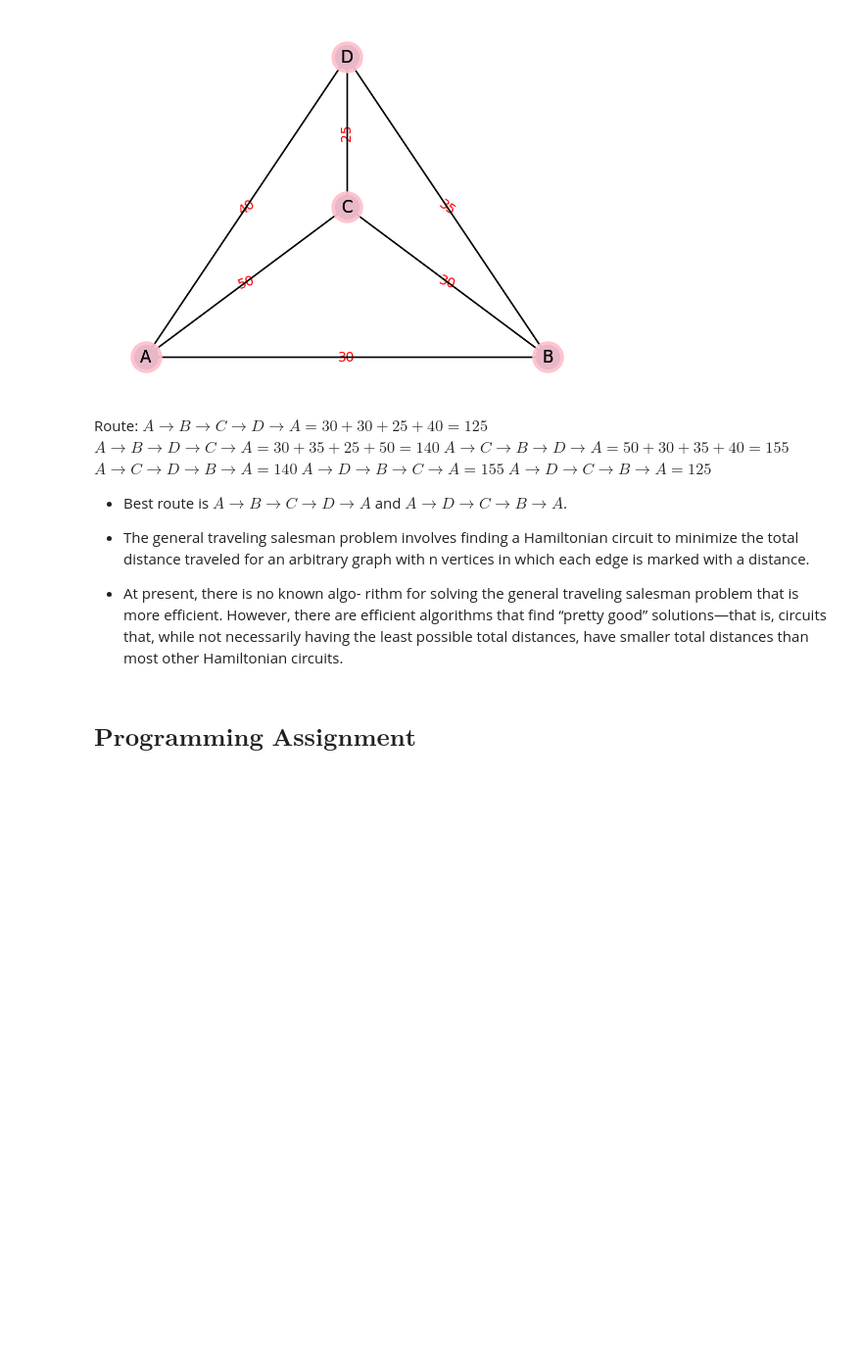
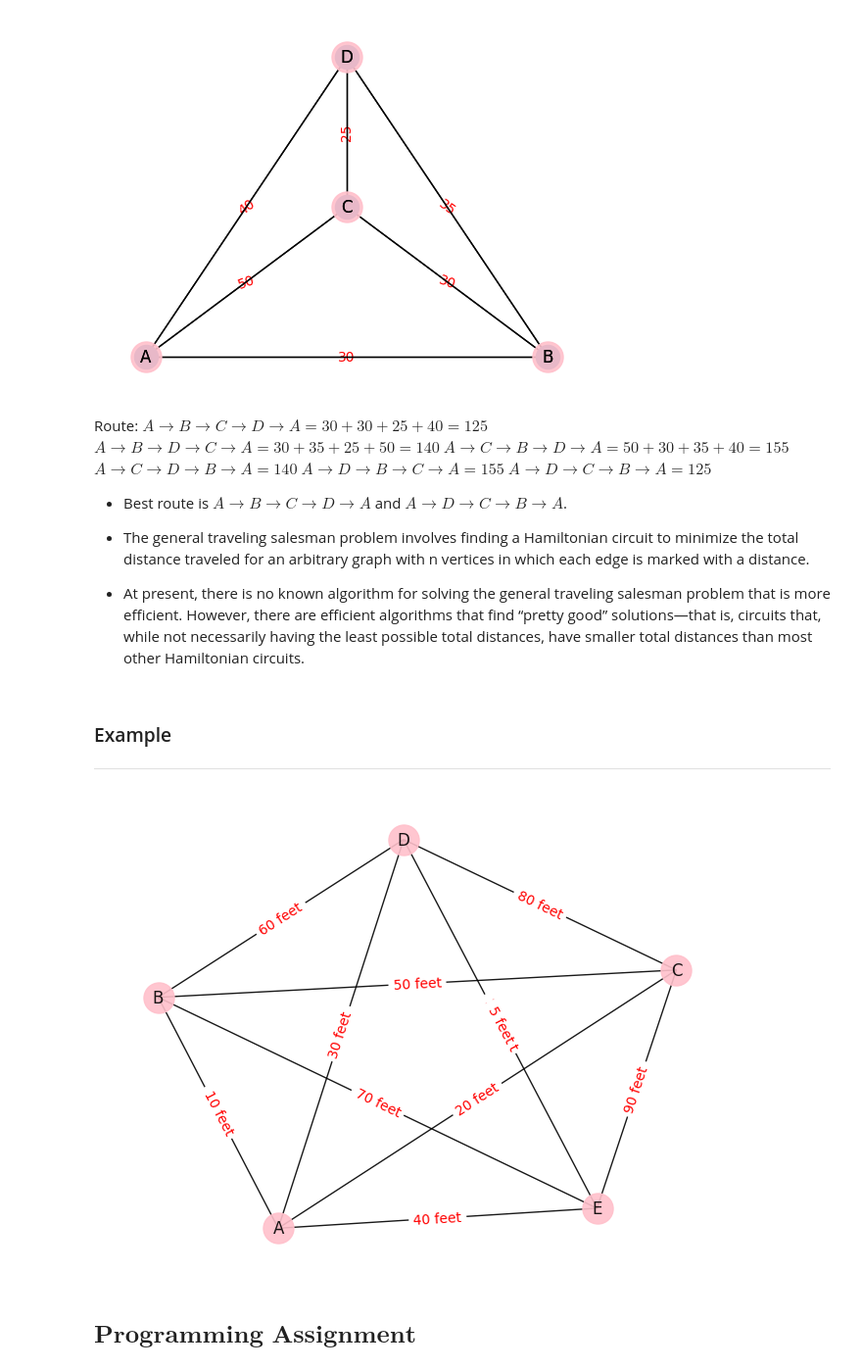
Before and after one commit to gerard-ompad/Discrete_Math_2, a Jupyter notebook: Lecture_3/GRAPH_THEORY.ipynb, the cells around one changed output. Shown: that part at 98% size. Drawn from its saved outputs; the diff is of its cells as text; code cells hidden in the pictures; blank space fills up the shorter version.

```diff
--- a/Lecture_3/GRAPH_THEORY.ipynb
+++ b/Lecture_3/GRAPH_THEORY.ipynb
@@ -528,7 +528,53 @@ $A \to D \to C \to B \to A = 125$
 
 - The general traveling salesman problem involves finding a Hamiltonian circuit to minimize the total distance traveled for an arbitrary graph with n vertices in which each edge is marked with a distance.
 
-- At present, there is no known algo- rithm for solving the general traveling salesman problem that is more efficient. However, there are efficient algorithms that find “pretty good” solutions—that is, circuits that, while not necessarily having the least possible total distances, have smaller total distances than most other Hamiltonian circuits.
+- At present, there is no known algorithm for solving the general traveling salesman problem that is more efficient. However, there are efficient algorithms that find “pretty good” solutions—that is, circuits that, while not necessarily having the least possible total distances, have smaller total distances than most other Hamiltonian circuits.
+# %% [markdown]
+### Example
+---
+# %%
+import matplotlib.pyplot as plt
+import networkx as nx
+
+edges = [['A', 'B'],
+         ['A', 'C'],
+         ['A', 'D'],
+         ['A', 'E'],
+         ['B', 'C'],
+         ['B', 'D'],
+         ['B', 'E'],
+         ['C', 'D'],
+         ['C', 'E'],
+         ['D', 'E'],
+         ['E', 'D']]
+G = nx.Graph()
+G.add_edges_from(edges)
+pos = nx.spring_layout(G)
+plt.figure()
+nx.draw(
+    G, pos, edge_color='black', width=1, linewidths=1,
+    node_size=500, node_color='pink', alpha=0.9,
+    labels={node: node for node in G.nodes()}
+)
+nx.draw_networkx_edge_labels(
+    G, pos,
+    edge_labels={('A', 'B'):"10 feet",
+         ('A', 'C'):"20 feet",
+         ('A', 'D'):"30 feet",
+         ('A', 'E'):"40 feet",
+         ('B', 'C'):"50 feet",
+         ('B', 'D'):"60 feet",
+         ('B', 'E'):"70 feet",
+         ('C', 'D'):"80 feet",
+         ('C', 'E'):"90 feet",
+         ('D', 'E'):"100 feet",
+         ('E', 'D'):"5 feet"},
+    font_color='red'
+)
+plt.axis('off')
+plt.show()
+# %% [output]
+[figure, added]
 # %% [markdown]
 $\textbf{Programming Assignment}$
 ---
```
Also changed, not shown: parts of 1 cell of this notebook, 5 other files.
